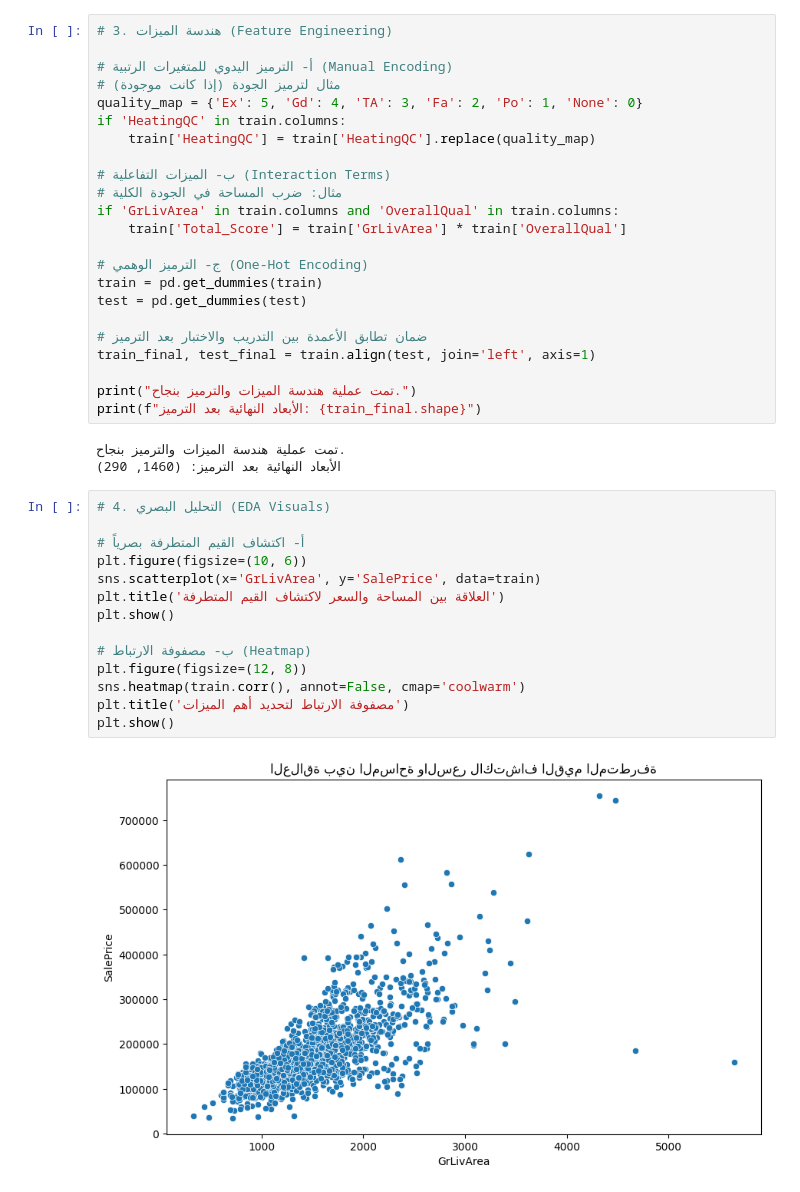
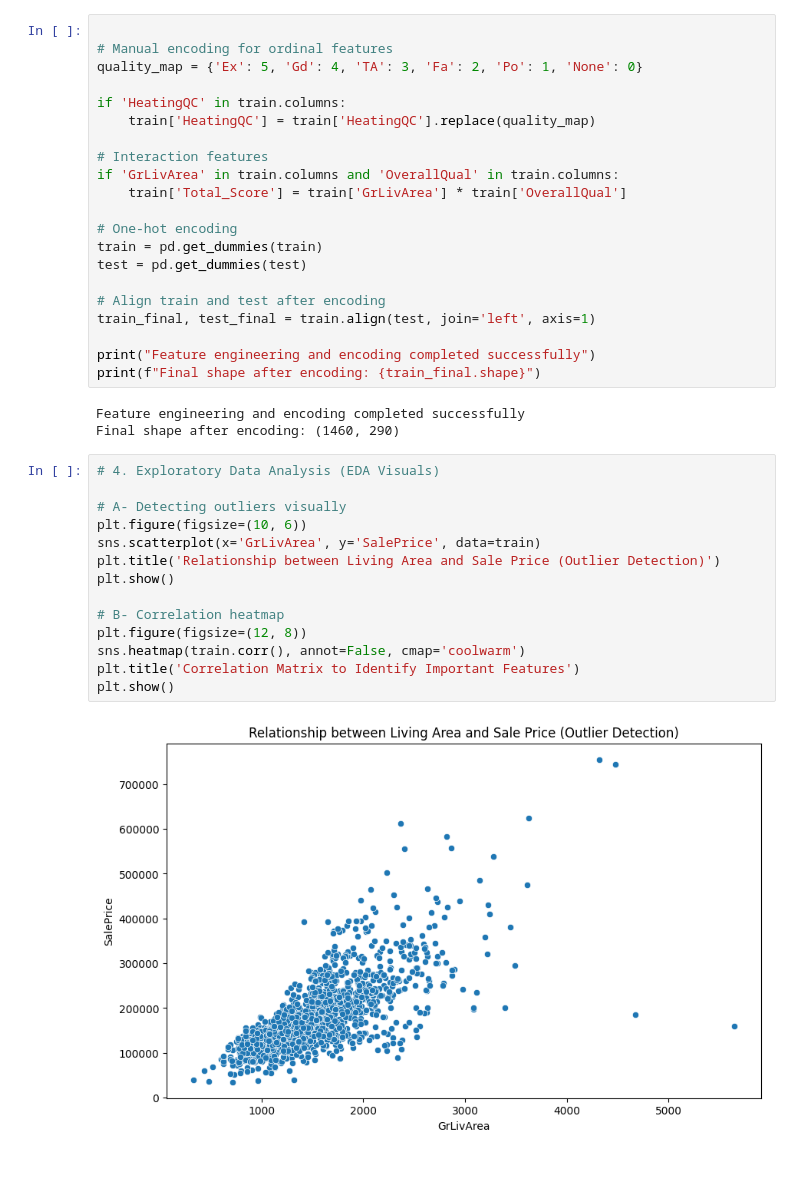
Before and after one commit to IbtisamSafi/MachineLearning, a Jupyter notebook: ML.ipynb, the cells around one changed output. Saved outputs shown, nothing was run; the diff lists cells and outputs as text.

```diff
--- a/ML.ipynb
+++ b/ML.ipynb
@@ -71,42 +75,40 @@ if 'SalePrice' in train.columns:
 # %%
-# 3. هندسة الميزات (Feature Engineering)
 
-# أ- الترميز اليدوي للمتغيرات الرتبية (Manual Encoding)
-# مثال لترميز الجودة (إذا كانت موجودة)
+# Manual encoding for ordinal features
 quality_map = {'Ex': 5, 'Gd': 4, 'TA': 3, 'Fa': 2, 'Po': 1, 'None': 0}
+
 if 'HeatingQC' in train.columns:
     train['HeatingQC'] = train['HeatingQC'].replace(quality_map)
 
-# ب- الميزات التفاعلية (Interaction Terms)
-# مثال: ضرب المساحة في الجودة الكلية
+# Interaction features
 if 'GrLivArea' in train.columns and 'OverallQual' in train.columns:
     train['Total_Score'] = train['GrLivArea'] * train['OverallQual']
 
-# ج- الترميز الوهمي (One-Hot Encoding)
+# One-hot encoding
 train = pd.get_dummies(train)
 test = pd.get_dummies(test)
 
-# ضمان تطابق الأعمدة بين التدريب والاختبار بعد الترميز
+# Align train and test after encoding
 train_final, test_final = train.align(test, join='left', axis=1)
 
-print("تمت عملية هندسة الميزات والترميز بنجاح.")
-print(f"الأبعاد النهائية بعد الترميز: {train_final.shape}")
+print("Feature engineering and encoding completed successfully")
+print(f"Final shape after encoding: {train_final.shape}")
 # %% [output]
-تمت عملية هندسة الميزات والترميز بنجاح.
-الأبعاد النهائية بعد الترميز: (1460, 290)
+Feature engineering and encoding completed successfully
+Final shape after encoding: (1460, 290)
 # %%
-# 4. التحليل البصري (EDA Visuals)
+# 4. Exploratory Data Analysis (EDA Visuals)
 
-# أ- اكتشاف القيم المتطرفة بصرياً
+# A- Detecting outliers visually
 plt.figure(figsize=(10, 6))
 sns.scatterplot(x='GrLivArea', y='SalePrice', data=train)
-plt.title('العلاقة بين المساحة والسعر لاكتشاف القيم المتطرفة')
+plt.title('Relationship between Living Area and Sale Price (Outlier Detection)')
 plt.show()
 
-# ب- مصفوفة الارتباط (Heatmap)
+# B- Correlation heatmap
 plt.figure(figsize=(12, 8))
 sns.heatmap(train.corr(), annot=False, cmap='coolwarm')
-plt.title('مصفوفة الارتباط لتحديد أهم الميزات')
+plt.title('Correlation Matrix to Identify Important Features')
 plt.show()
 # %% [output]
-[figure, old version]
+[figure, new version]
```
Also changed, not shown: parts of 7 cells of this notebook.
